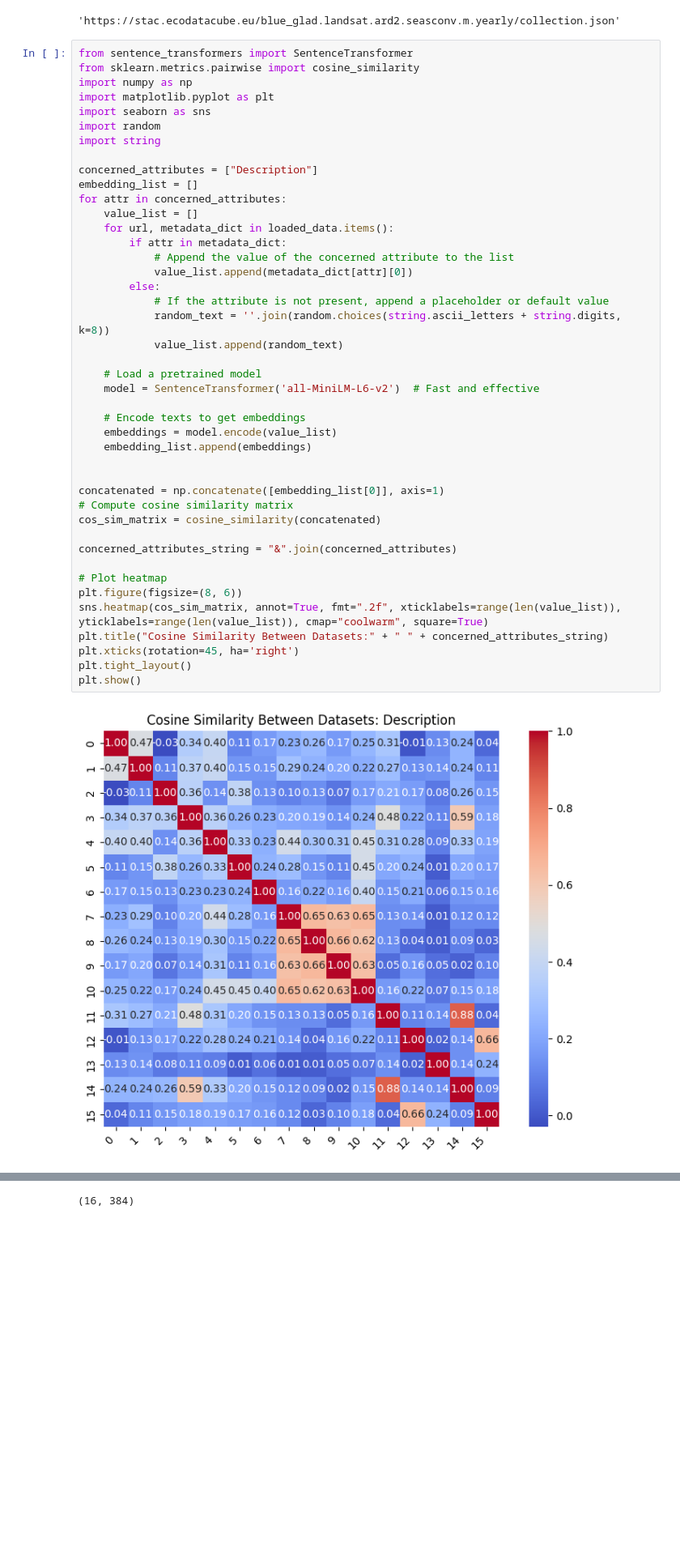
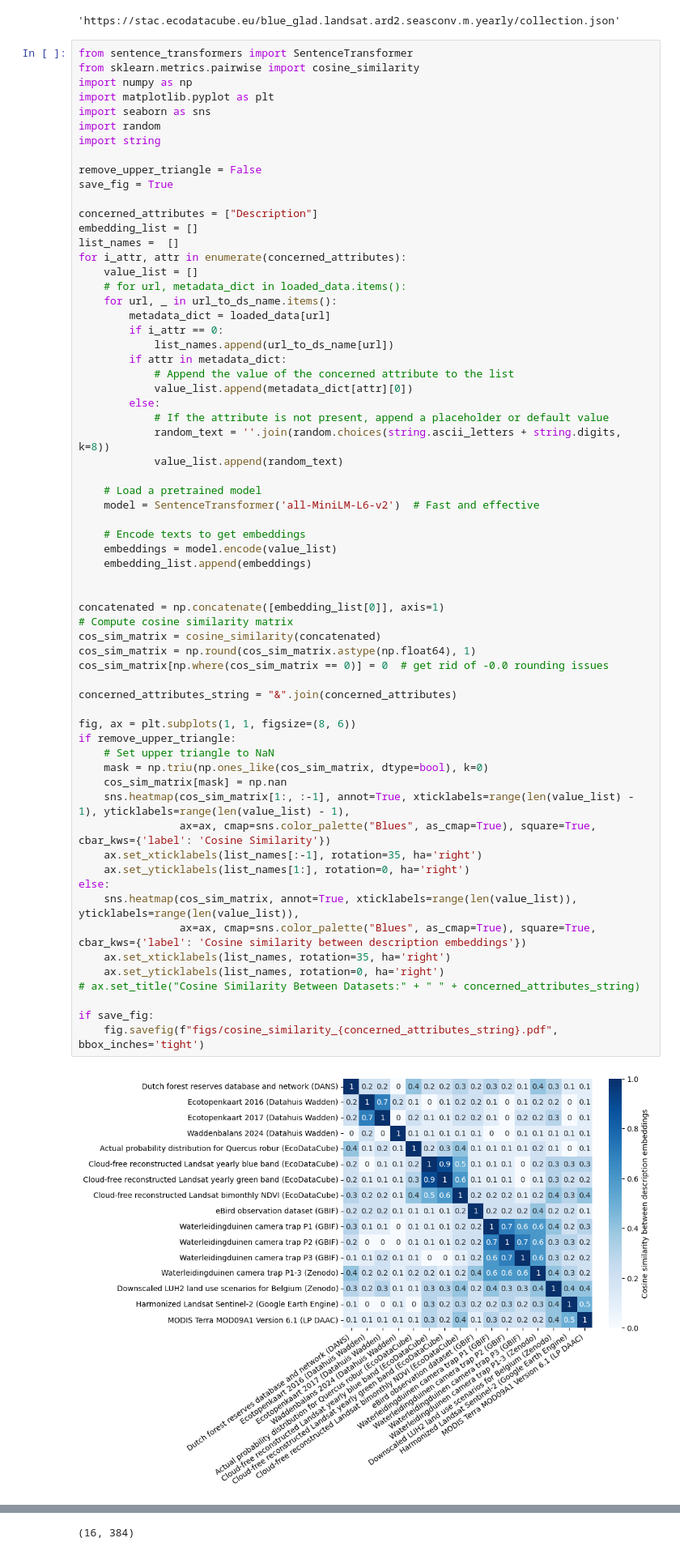
Before and after one commit to LTER-LIFE/meta-knowledge-harvesting, a Jupyter notebook: datasets_graph.ipynb, the cells around one changed output, grey strips where cells are left out. Shown at 81% size. Cells and saved outputs as stored; diff of their text form; blank space fills up the shorter version.

Commit message:
tidied up similarity matrix

```diff
--- a/datasets_graph.ipynb
+++ b/datasets_graph.ipynb
@@ -24,40 +56,61 @@ import matplotlib.pyplot as plt
 import seaborn as sns
 import random
 import string
 
+remove_upper_triangle = False
+save_fig = True
+
 concerned_attributes = ["Description"]
 embedding_list = []
-for attr in concerned_attributes:
+list_names =  []
+for i_attr, attr in enumerate(concerned_attributes):
     value_list = []
-    for url, metadata_dict in loaded_data.items():
+    # for url, metadata_dict in loaded_data.items():
+    for url, _ in url_to_ds_name.items():
+        metadata_dict = loaded_data[url]
+        if i_attr == 0:
+            list_names.append(url_to_ds_name[url])
         if attr in metadata_dict:
             # Append the value of the concerned attribute to the list
             value_list.append(metadata_dict[attr][0])
         else:
             # If the attribute is not present, append a placeholder or default value
             random_text = ''.join(random.choices(string.ascii_letters + string.digits, k=8))
             value_list.append(random_text)
 
     # Load a pretrained model
     model = SentenceTransformer('all-MiniLM-L6-v2')  # Fast and effective
 
     # Encode texts to get embeddings
     embeddings = model.encode(value_list)
     embedding_list.append(embeddings)
 
 
 concatenated = np.concatenate([embedding_list[0]], axis=1)
 # Compute cosine similarity matrix
 cos_sim_matrix = cosine_similarity(concatenated)
+cos_sim_matrix = np.round(cos_sim_matrix.astype(np.float64), 1)
+cos_sim_matrix[np.where(cos_sim_matrix == 0)] = 0  # get rid of -0.0 rounding issues
 
 concerned_attributes_string = "&".join(concerned_attributes)
 
-# Plot heatmap
-plt.figure(figsize=(8, 6))
-sns.heatmap(cos_sim_matrix, annot=True, fmt=".2f", xticklabels=range(len(value_list)), yticklabels=range(len(value_list)), cmap="coolwarm", square=True)
-plt.title("Cosine Similarity Between Datasets:" + " " + concerned_attributes_string)
-plt.xticks(rotation=45, ha='right')
-plt.tight_layout()
-plt.show()
+fig, ax = plt.subplots(1, 1, figsize=(8, 6))
+if remove_upper_triangle:
+    # Set upper triangle to NaN
+    mask = np.triu(np.ones_like(cos_sim_matrix, dtype=bool), k=0)
+    cos_sim_matrix[mask] = np.nan
+    sns.heatmap(cos_sim_matrix[1:, :-1], annot=True, xticklabels=range(len(value_list) - 1), yticklabels=range(len(value_list) - 1),
+                ax=ax, cmap=sns.color_palette("Blues", as_cmap=True), square=True, cbar_kws={'label': 'Cosine Similarity'})
+    ax.set_xticklabels(list_names[:-1], rotation=35, ha='right')
+    ax.set_yticklabels(list_names[1:], rotation=0, ha='right')
+else:
+    sns.heatmap(cos_sim_matrix, annot=True, xticklabels=range(len(value_list)), yticklabels=range(len(value_list)),
+                ax=ax, cmap=sns.color_palette("Blues", as_cmap=True), square=True, cbar_kws={'label': 'Cosine similarity between description embeddings'})
+    ax.set_xticklabels(list_names, rotation=35, ha='right')
+    ax.set_yticklabels(list_names, rotation=0, ha='right')
+# ax.set_title("Cosine Similarity Between Datasets:" + " " + concerned_attributes_string)
+
+if save_fig:
+    fig.savefig(f"figs/cosine_similarity_{concerned_attributes_string}.pdf", bbox_inches='tight')
 # %% [output]
-[figure, old version]
+[figure, new version]
```
Also changed, not shown: parts of 2 cells of this notebook, 2 other files.
